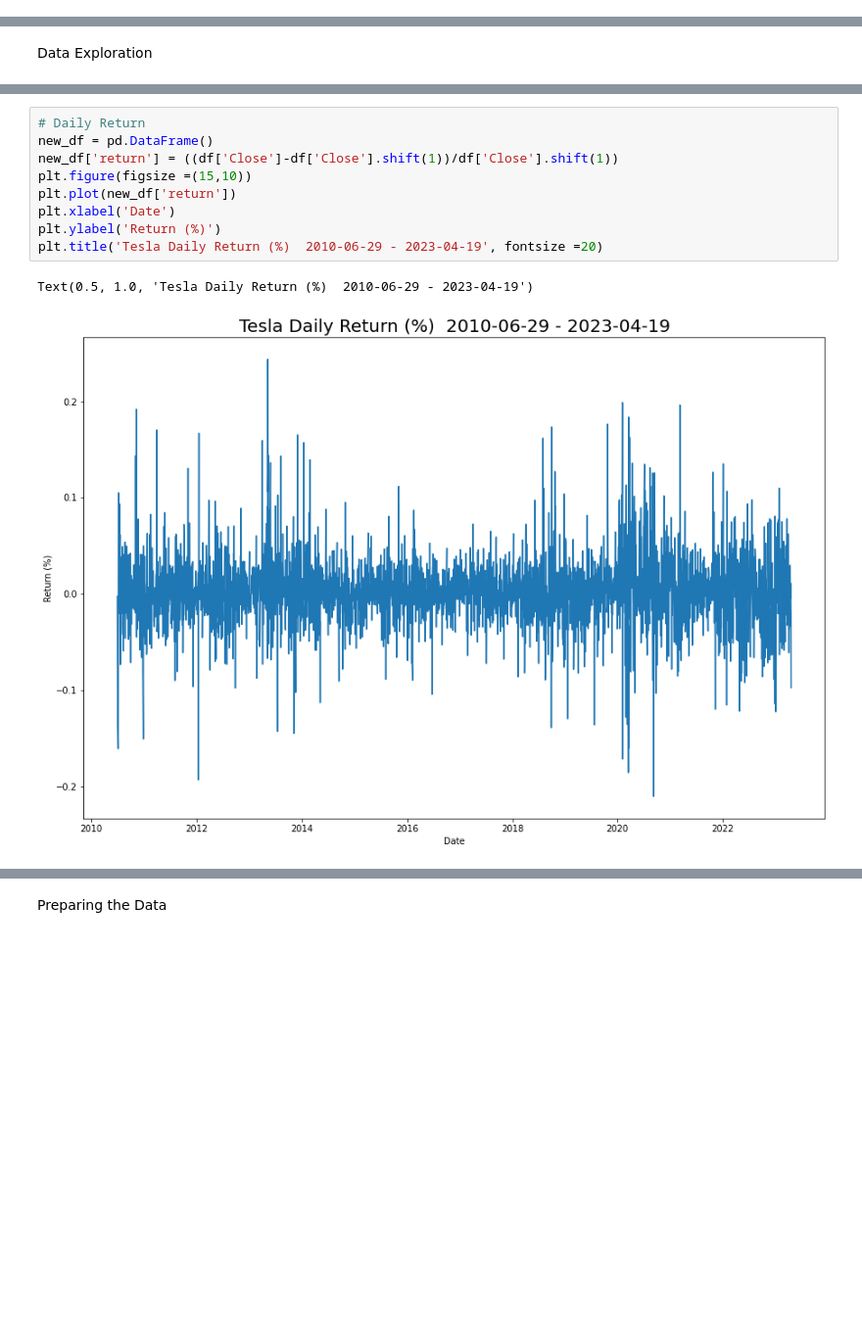
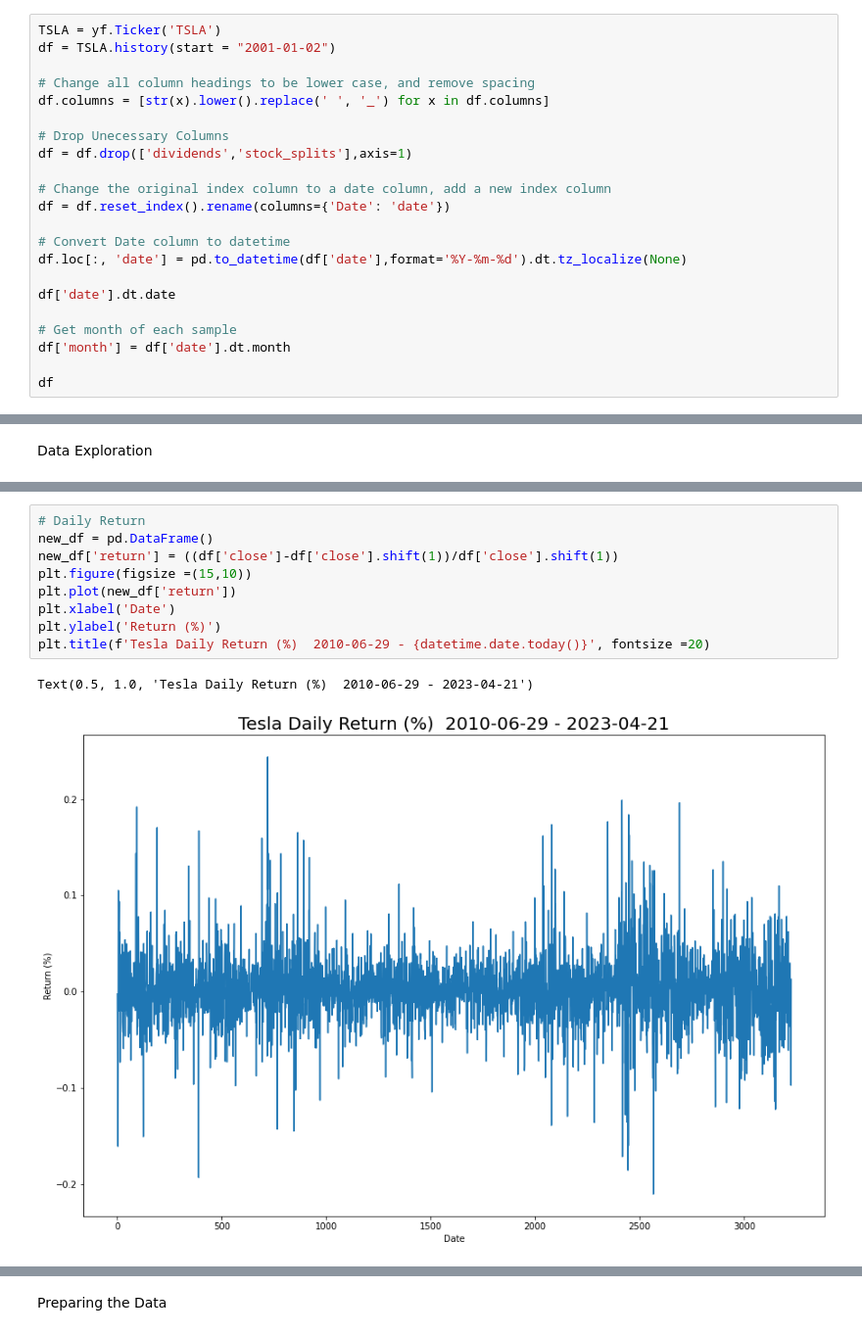
Before and after one commit to sivandub/Stock_Price_Predictor, a Jupyter notebook: Stock_Price_Predict.ipynb, the cells around one changed output, grey strips where cells are left out. Shown at 98% size. Drawn from its saved outputs; the diff is of its cells as text; blank space fills up the shorter version.

```diff
--- a/Stock_Price_Predict.ipynb
+++ b/Stock_Price_Predict.ipynb
@@ -42,0 +7,22 @@ df.drop(['Dividends','Stock Splits'],axis=1)
+# %%
+TSLA = yf.Ticker('TSLA')
+df = TSLA.history(start = "2001-01-02")
+
+# Change all column headings to be lower case, and remove spacing
+df.columns = [str(x).lower().replace(' ', '_') for x in df.columns]
+
+# Drop Unecessary Columns
+df = df.drop(['dividends','stock_splits'],axis=1)
+
+# Change the original index column to a date column, add a new index column
+df = df.reset_index().rename(columns={'Date': 'date'})
+
+# Convert Date column to datetime
+df.loc[:, 'date'] = pd.to_datetime(df['date'],format='%Y-%m-%d').dt.tz_localize(None)
+
+df['date'].dt.date
+
+# Get month of each sample
+df['month'] = df['date'].dt.month
+
+df
@@ -68,15 +68,15 @@ Text(0.5, 1.0, 'Tesla Stock Price 2010-06-29 - 2023-04-19')
 # %%
 # Daily Return
 new_df = pd.DataFrame()
-new_df['return'] = ((df['Close']-df['Close'].shift(1))/df['Close'].shift(1))
+new_df['return'] = ((df['close']-df['close'].shift(1))/df['close'].shift(1))
 plt.figure(figsize =(15,10))
 plt.plot(new_df['return'])
 plt.xlabel('Date')
 plt.ylabel('Return (%)')
-plt.title('Tesla Daily Return (%)  2010-06-29 - 2023-04-19', fontsize =20)
+plt.title(f'Tesla Daily Return (%)  2010-06-29 - {datetime.date.today()}', fontsize =20)
 # %% [output]
-Text(0.5, 1.0, 'Tesla Daily Return (%)  2010-06-29 - 2023-04-19')
+Text(0.5, 1.0, 'Tesla Daily Return (%)  2010-06-29 - 2023-04-21')
-[figure, old version]
+[figure, new version]
 # %%
 # Simply Moving Average
 
```
Also changed, not shown: parts of 19 cells of this notebook.
